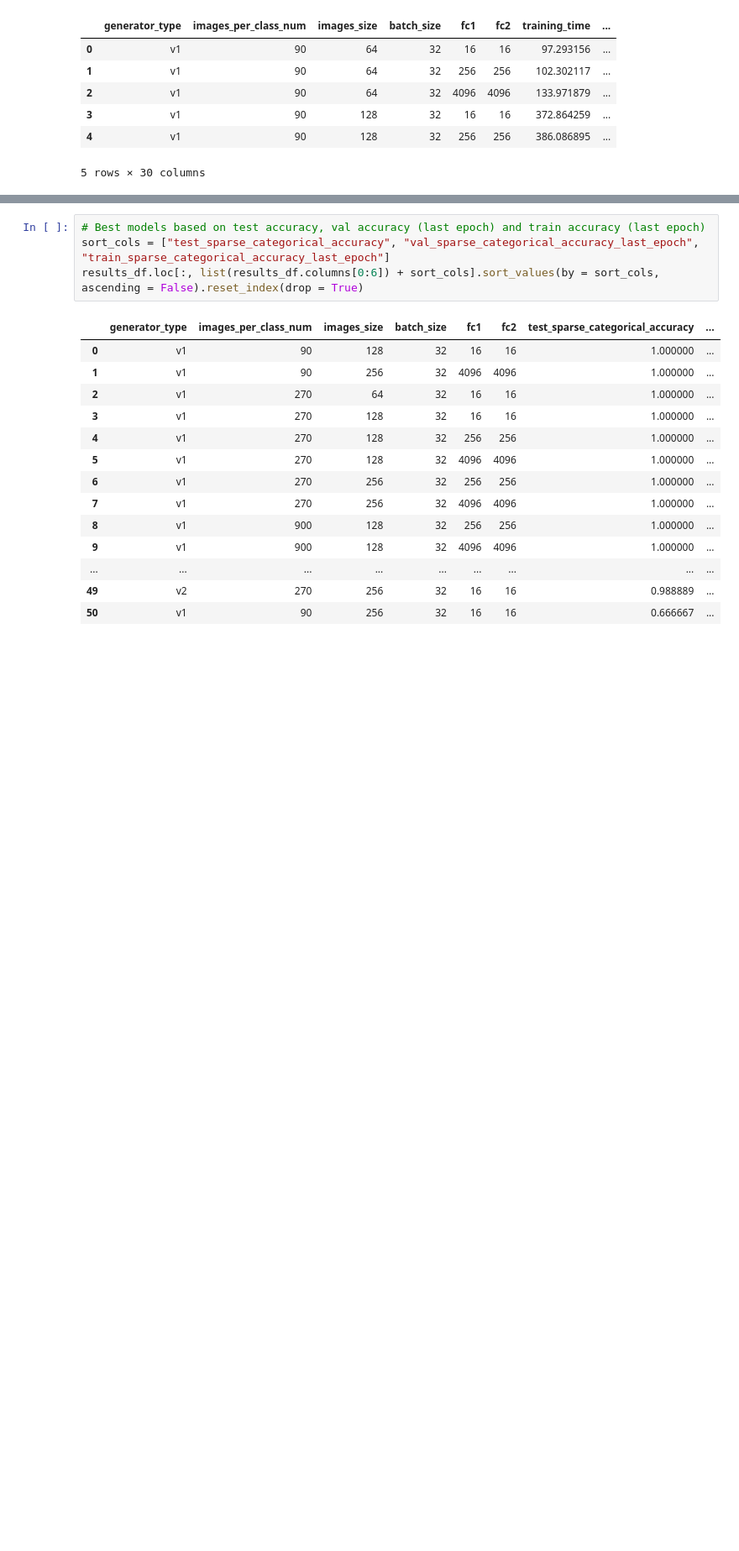
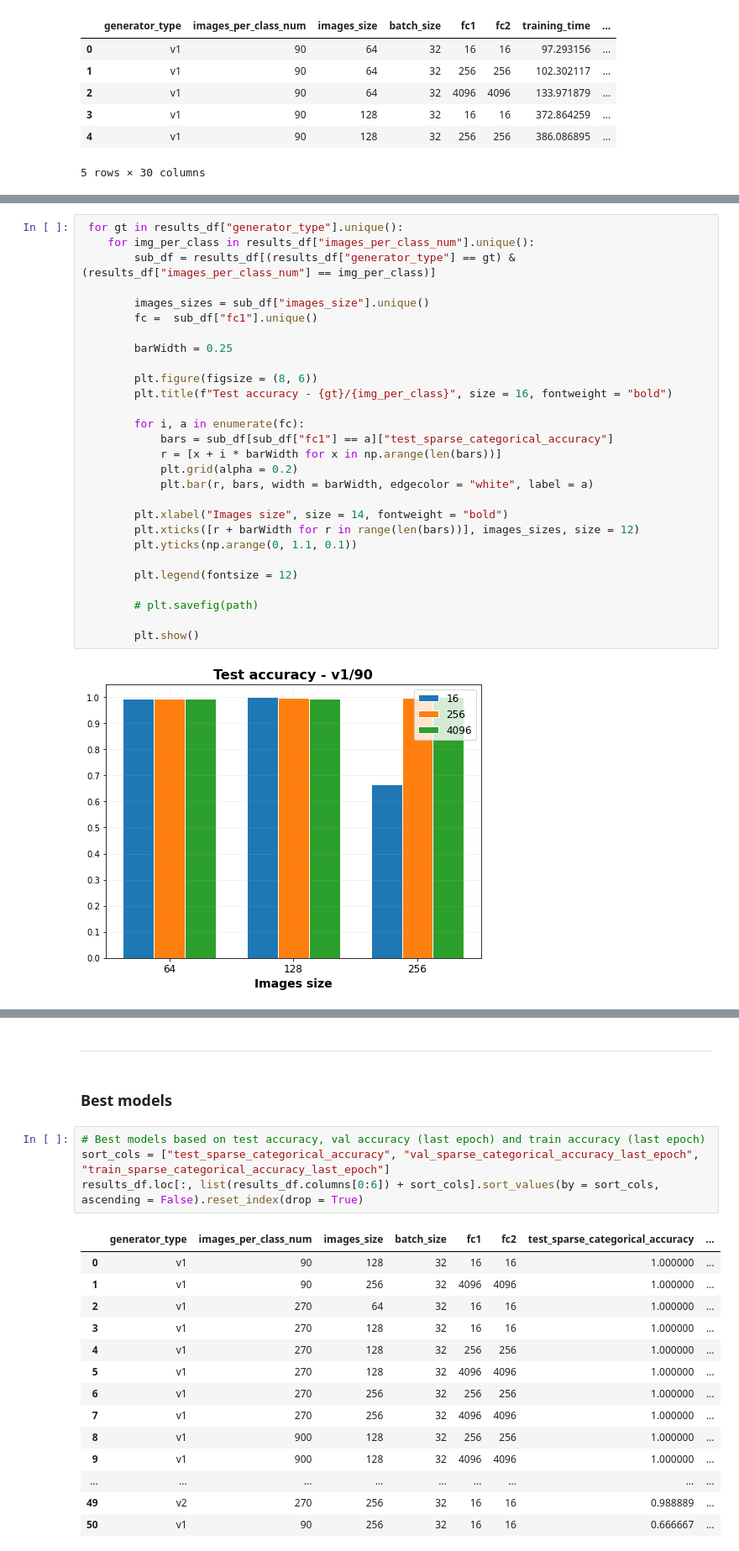
Before and after one commit to paldynaagata/Recognition-of-the-Wigner-caustic-of-ovals, a Jupyter notebook: images_classification/notebooks/vgg16_results_analysis.ipynb, the cells around one changed output, grey strips where cells are left out. Shown at 84% size. Saved outputs shown, nothing was run; the diff lists cells and outputs as text; blank space fills up the shorter version.

```diff
--- a/images_classification/notebooks/vgg16_results_analysis.ipynb
+++ b/images_classification/notebooks/vgg16_results_analysis.ipynb
@@ -17,0 +82,30 @@ results_df.head()
+# %%
+ for gt in results_df["generator_type"].unique():
+    for img_per_class in results_df["images_per_class_num"].unique():
+        sub_df = results_df[(results_df["generator_type"] == gt) & (results_df["images_per_class_num"] == img_per_class)]
+
+        images_sizes = sub_df["images_size"].unique()
+        fc =  sub_df["fc1"].unique()
+
+        barWidth = 0.25
+
+        plt.figure(figsize = (8, 6))
+        plt.title(f"Test accuracy - {gt}/{img_per_class}", size = 16, fontweight = "bold")
+
+        for i, a in enumerate(fc):
+            bars = sub_df[sub_df["fc1"] == a]["test_sparse_categorical_accuracy"]
+            r = [x + i * barWidth for x in np.arange(len(bars))]
+            plt.grid(alpha = 0.2)
+            plt.bar(r, bars, width = barWidth, edgecolor = "white", label = a)
+
+        plt.xlabel("Images size", size = 14, fontweight = "bold")
+        plt.xticks([r + barWidth for r in range(len(bars))], images_sizes, size = 12)
+        plt.yticks(np.arange(0, 1.1, 0.1))
+
+        plt.legend(fontsize = 12)
+
+        # plt.savefig(path)
+
+        plt.show()
+# %% [output]
+[figure, added]
@@ -18,3 +117,7 @@ results_df.head()
+# %% [markdown]
+---
+# %% [markdown]
+### Best models
 # %%
 # Best models based on test accuracy, val accuracy (last epoch) and train accuracy (last epoch)
 sort_cols = ["test_sparse_categorical_accuracy", "val_sparse_categorical_accuracy_last_epoch", "train_sparse_categorical_accuracy_last_epoch"]
```
Also changed, not shown: parts of 20 cells of this notebook.
